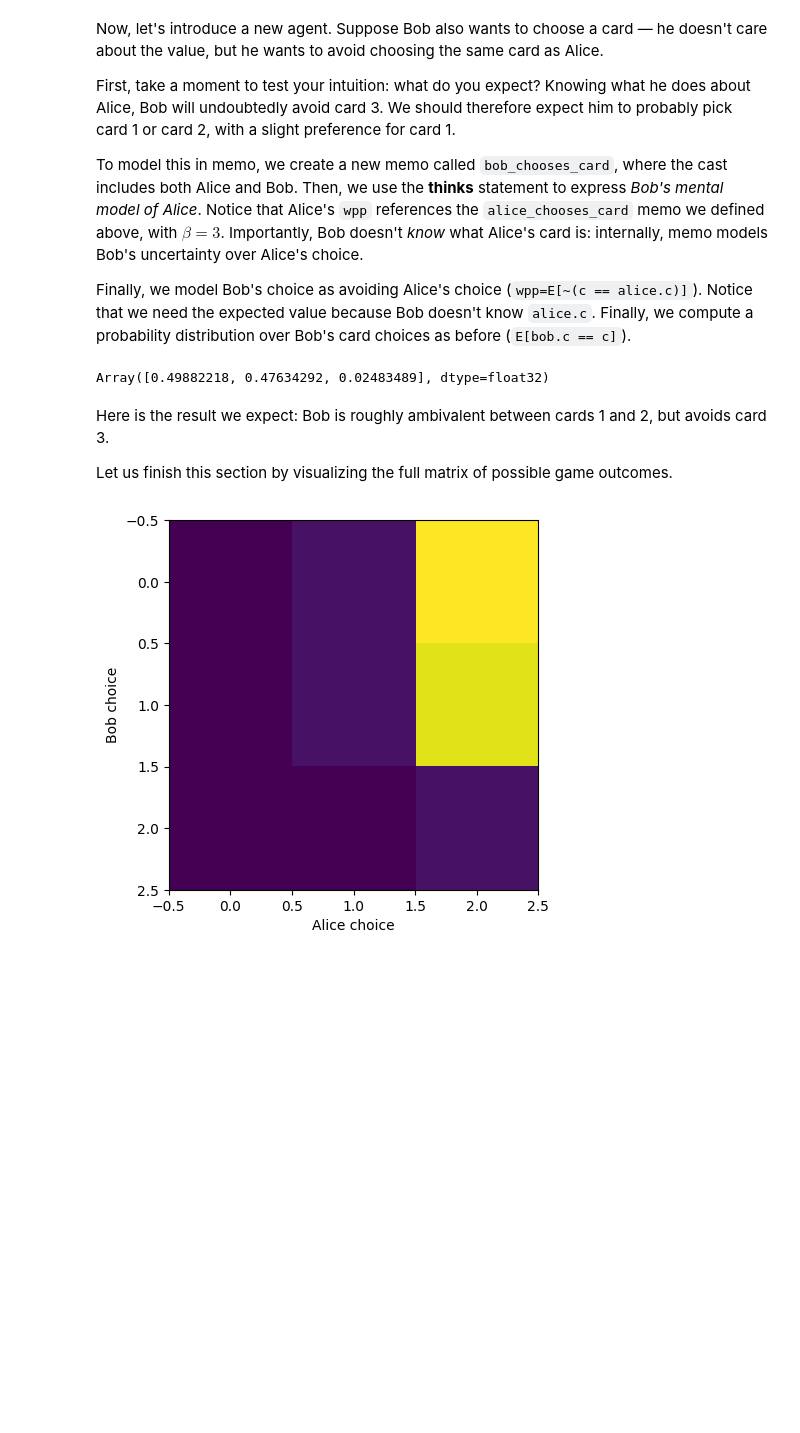
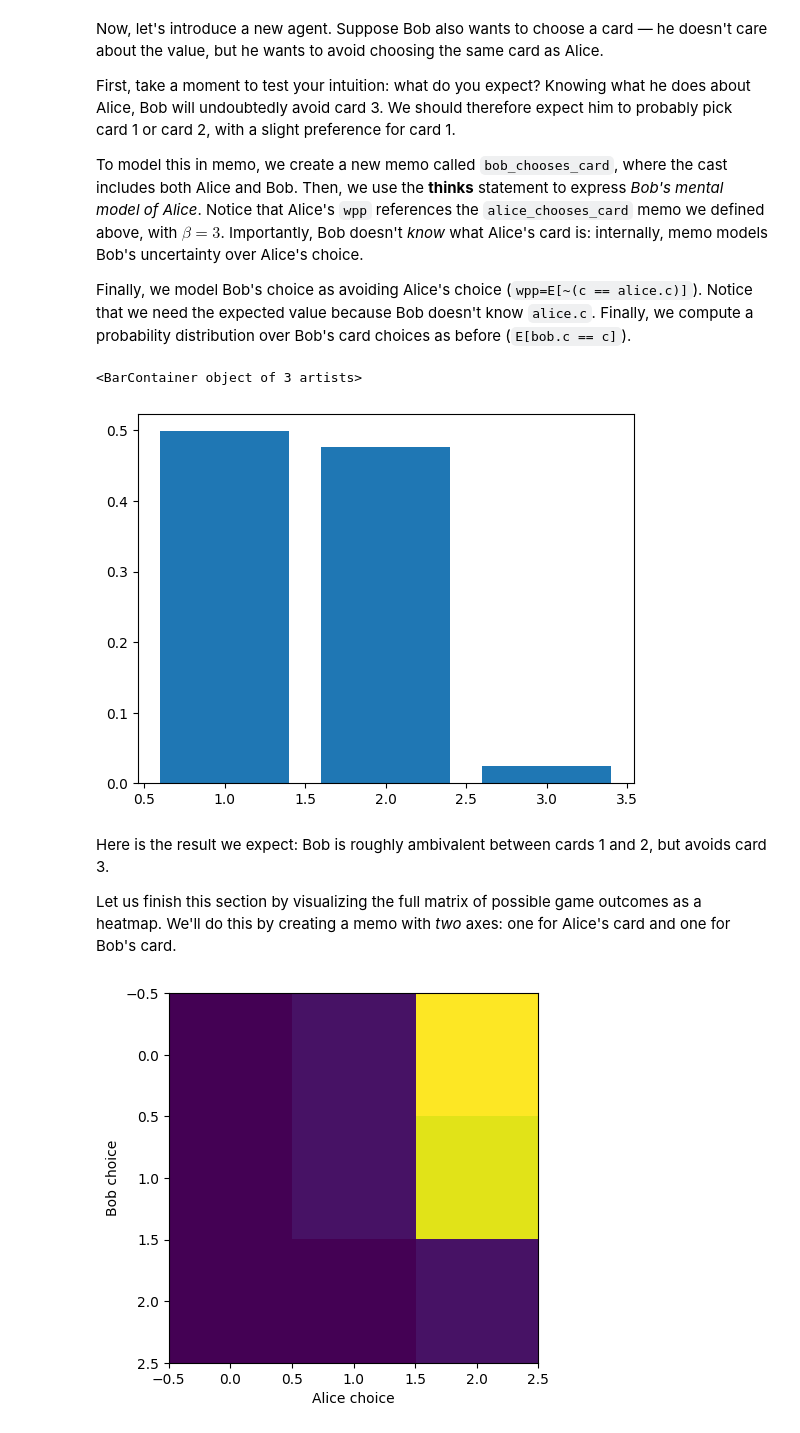
Before and after one commit to kach/memo, a Jupyter notebook: Memonomicon.ipynb, the cells around one changed output. Cells and saved outputs as stored; diff of their text form; code cells hidden in the pictures; blank space fills up the shorter version.

```diff
--- a/Memonomicon.ipynb
+++ b/Memonomicon.ipynb
@@ -85,24 +92,25 @@ Finally, we model Bob's choice as avoiding Alice's choice (`wpp=E[~(c == alice.c
 # %%
 @memo
 def bob_chooses_card[c: cards]():
     cast: [alice, bob]
     bob: thinks[  # Bob's mental model of Alice
         alice: chooses(
             c in cards,
-            wpp=alice_chooses_card[c is self.c](3.0)  # reference previous memo
+            wpp=alice_chooses_card[c](3.0)  # reference previous memo
         )
     ]
 
     # Bob avoids Alice's card
     bob: chooses(c in cards, wpp=E[~(c == alice.c)])
     return E[bob.c == c]
-bob_chooses_card()
+plt.bar(cards, bob_chooses_card())
 # %% [output]
-Array([0.49882218, 0.47634292, 0.02483489], dtype=float32)
+<BarContainer object of 3 artists>
+[figure, added]
 # %% [markdown]
 Here is the result we expect: Bob is roughly ambivalent between cards 1 and 2, but avoids card 3.
 
-Let us finish this section by visualizing the full matrix of possible game outcomes.
+Let us finish this section by visualizing the full matrix of possible game outcomes as a heatmap. We'll do this by creating a memo with _two_ axes: one for Alice's card and one for Bob's card.
 # %%
 @memo
 def all_outcomes[a: cards, b: cards]():
```
Also changed, not shown: parts of 5 cells of this notebook, 1 other file.
